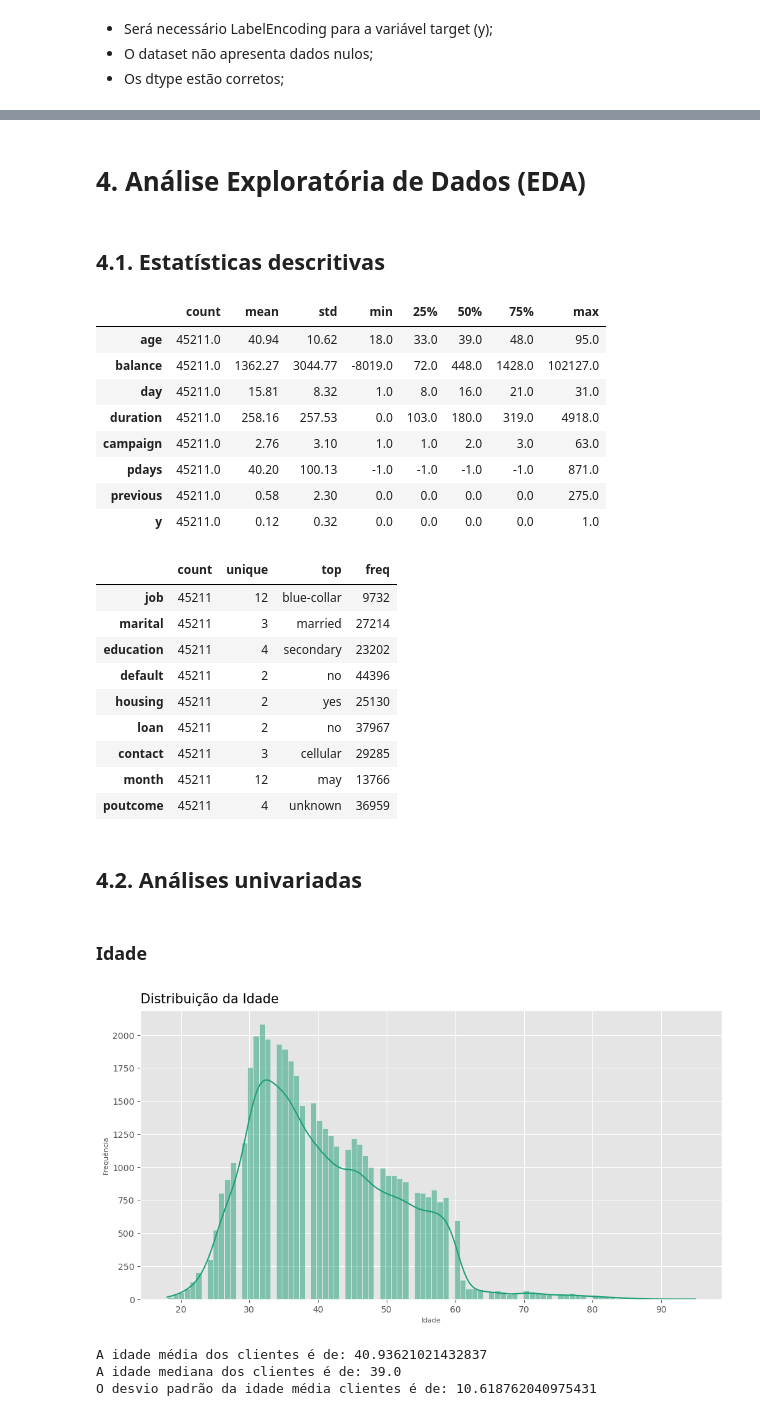
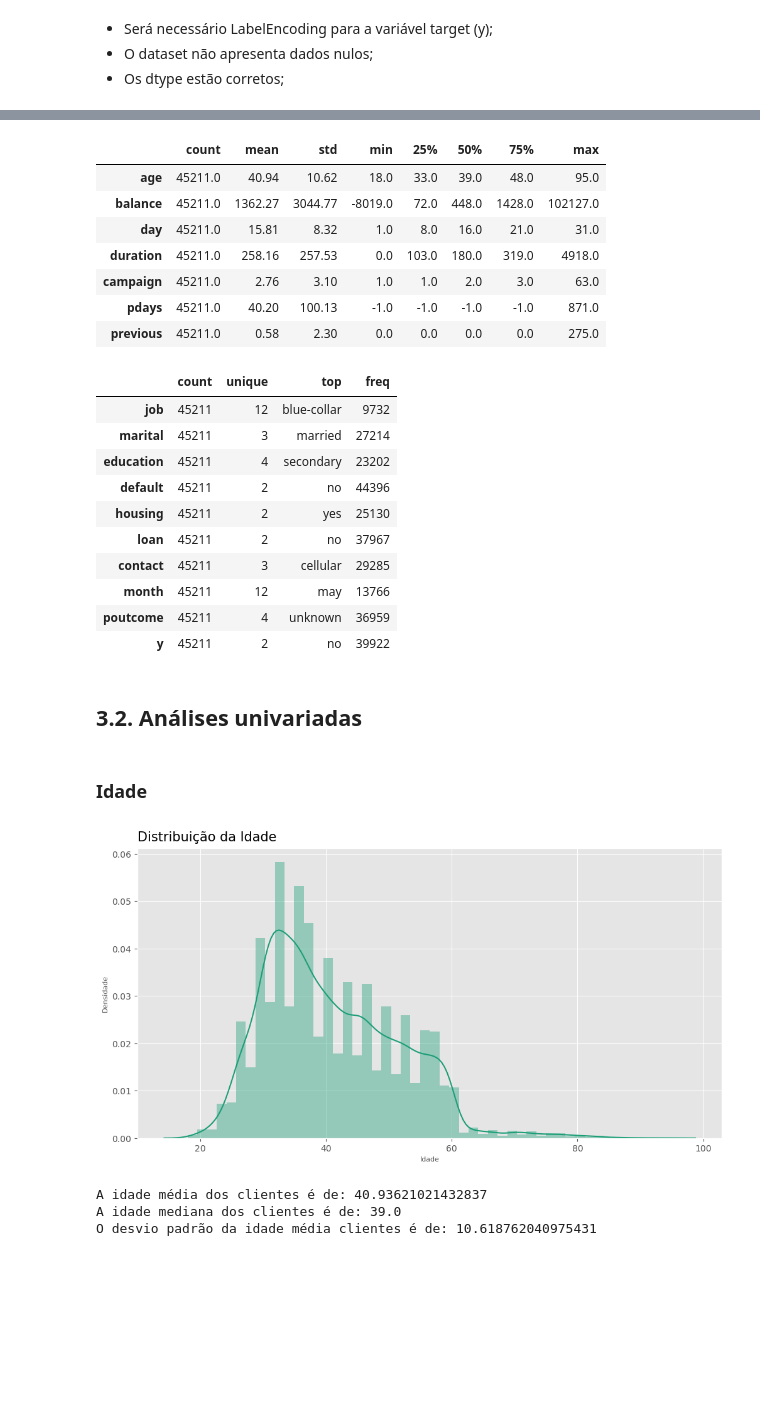
Before and after one commit to datalopes1/bank_marketing_success, a Jupyter notebook: notebooks/eda.ipynb, the cells around one changed output, grey strips where cells are left out. Drawn from its saved outputs; the diff is of its cells as text; code cells hidden in the pictures; blank space fills up the shorter version.

```diff
--- a/notebooks/eda.ipynb
+++ b/notebooks/eda.ipynb
@@ -110,6 +109,0 @@ dtype: int64
-# %%
-# Transformação de y em uma variável binária.
-
-le = LabelEncoder()
-df['y'] = le.fit_transform(df['y'])
-df.head()
@@ -123,7 +110,3 @@ df.head()
-# %% [markdown]
-# 4. Análise Exploratória de Dados (EDA)
-# %% [markdown]
-## 4.1. Estatísticas descritivas
 # %%
 df.describe().round(2).T
 # %% [output]
@@ -135,7 +118,6 @@ df.describe().round(2).T
 | campaign | 45211.0 | 2.76 | 3.10 | 1.0 | 1.0 | 2.0 | 3.0 | 63.0 |
 | pdays | 45211.0 | 40.20 | 100.13 | -1.0 | -1.0 | -1.0 | -1.0 | 871.0 |
 | previous | 45211.0 | 0.58 | 2.30 | 0.0 | 0.0 | 0.0 | 0.0 | 275.0 |
-| y | 45211.0 | 0.12 | 0.32 | 0.0 | 0.0 | 0.0 | 0.0 | 1.0 |
 # %%
 df.select_dtypes(include = 'object').describe().T
 # %% [output]
@@ -149,20 +131,21 @@ df.select_dtypes(include = 'object').describe().T
 | contact | 45211 | 3 | cellular | 29285 |
 | month | 45211 | 12 | may | 13766 |
 | poutcome | 45211 | 4 | unknown | 36959 |
+| y | 45211 | 2 | no | 39922 |
 # %% [markdown]
-## 4.2. Análises univariadas
+## 3.2. Análises univariadas
 # %% [markdown]
 ### Idade
 # %%
 fig, ax = plt.subplots(figsize = (12,6))
 
-sns.histplot(df.age, kde = True)
+sns.distplot(df.age)
 ax.set_title("Distribuição da Idade", fontsize = 15, pad = 8, loc = 'left')
 ax.set_xlabel("Idade", fontsize = 8)
-ax.set_ylabel("Frequência", fontsize = 8)
+ax.set_ylabel("Densidade", fontsize = 8)
 plt.show()
 # %% [output]
-[figure, old version]
+[figure, new version]
 # %%
 print(f"A idade média dos clientes é de: {df['age'].mean()}")
 print(f"A idade mediana dos clientes é de: {df['age'].median()}")
```
Also changed, not shown: parts of 66 cells of this notebook.
